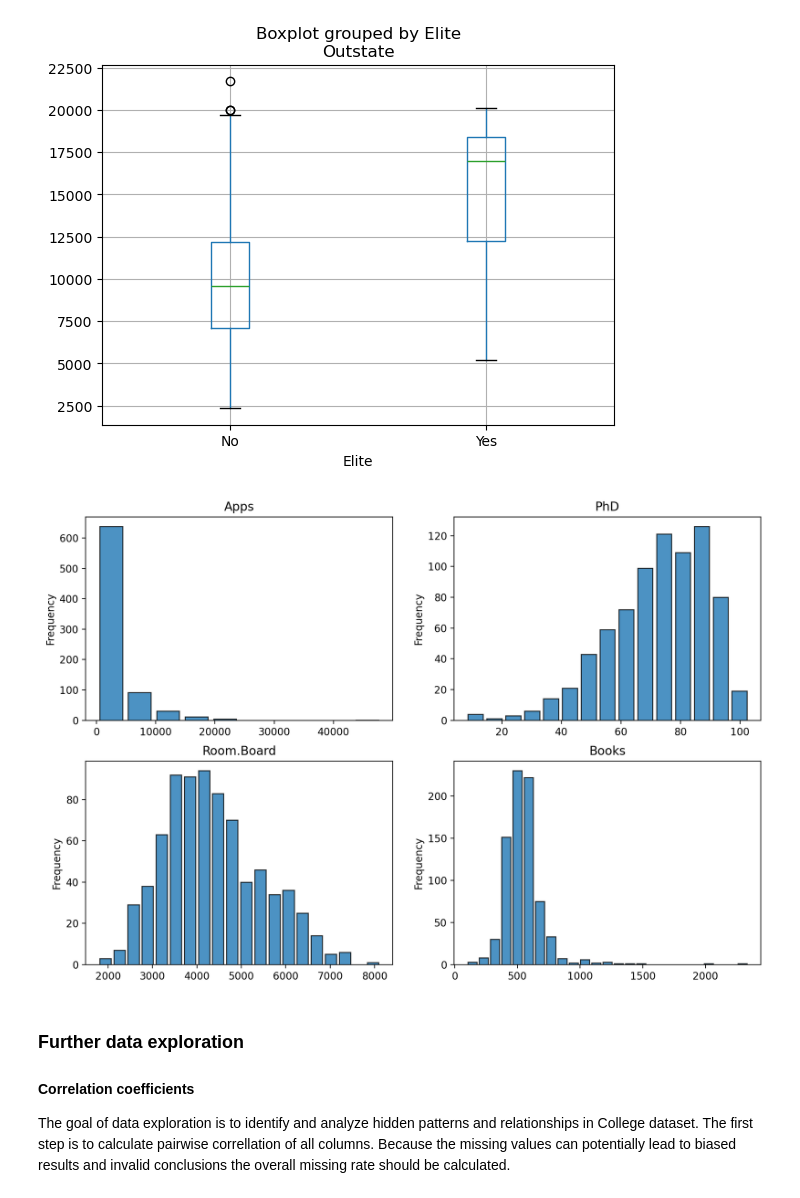
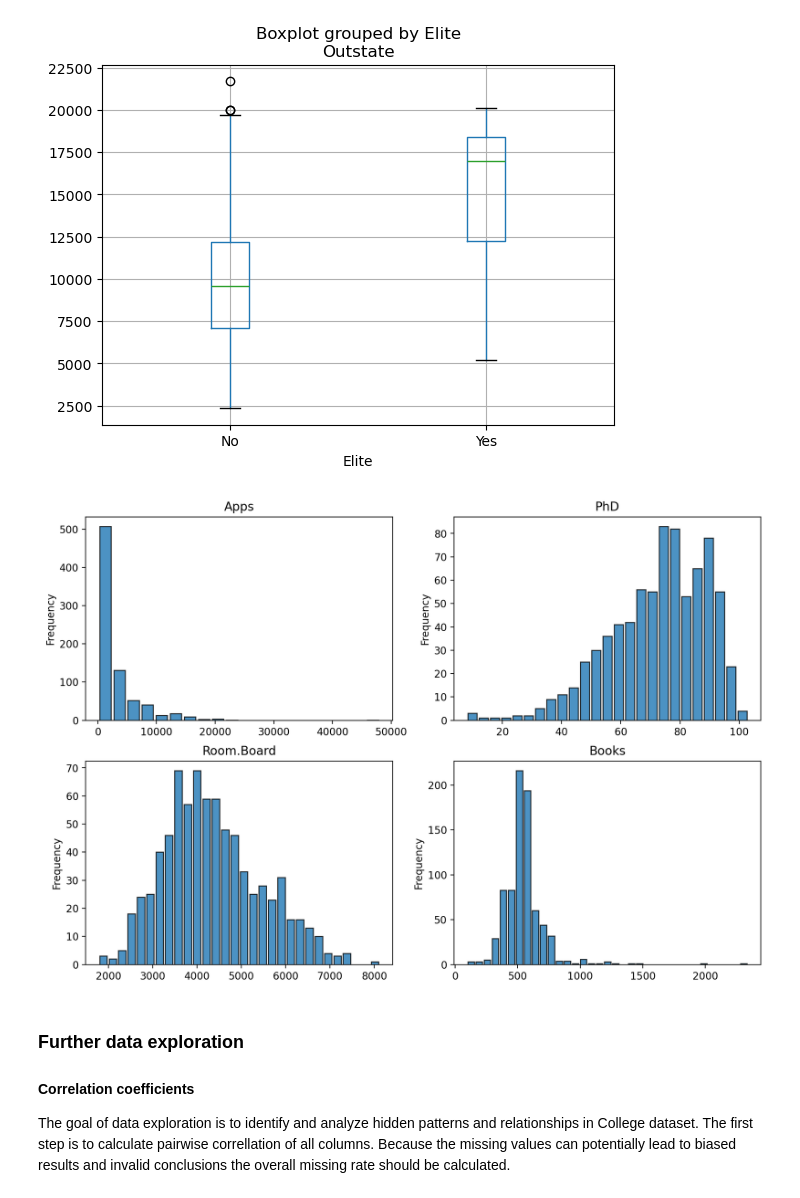
Before and after one commit to KatjaParak/Databehandling-Katsiaryna-Parakhnevich, a Jupyter notebook: Labs/Lab1.ipynb, the cells around one changed output. Drawn from its saved outputs; the diff is of its cells as text; code cells hidden in the pictures.

```diff
--- a/Labs/Lab1.ipynb
+++ b/Labs/Lab1.ipynb
@@ -88,18 +88,18 @@ college.boxplot(column='Outstate',by='Elite')
 # %%
 # g)
 
 fig, axes = plt.subplots(2,2, dpi=200 ,figsize=(12,8))
 axes = axes.flatten()
 data_frame = [college['Apps'], college['PhD'], college['Room.Board'], college['Books']]
 titles = ['Apps', 'PhD', 'Room.Board', 'Books']
-bins = [10,15,20,25]
+bins = [20,25,30,35]
 
 for i, (data, bin, title) in enumerate(zip(data_frame,bins,titles)):
     data.plot.hist(ax=axes[i],edgecolor='black',rwidth=0.8,bins=bins[i],alpha=0.8)
     axes[i].set(title=title)
 plt.show()
 # %% [output]
-[figure, old version]
+[figure, new version]
 # %% [markdown]
 ### Further data exploration<br>
 #### Correlation coefficients<br>
```
Also changed, not shown: parts of 3 cells of this notebook.
